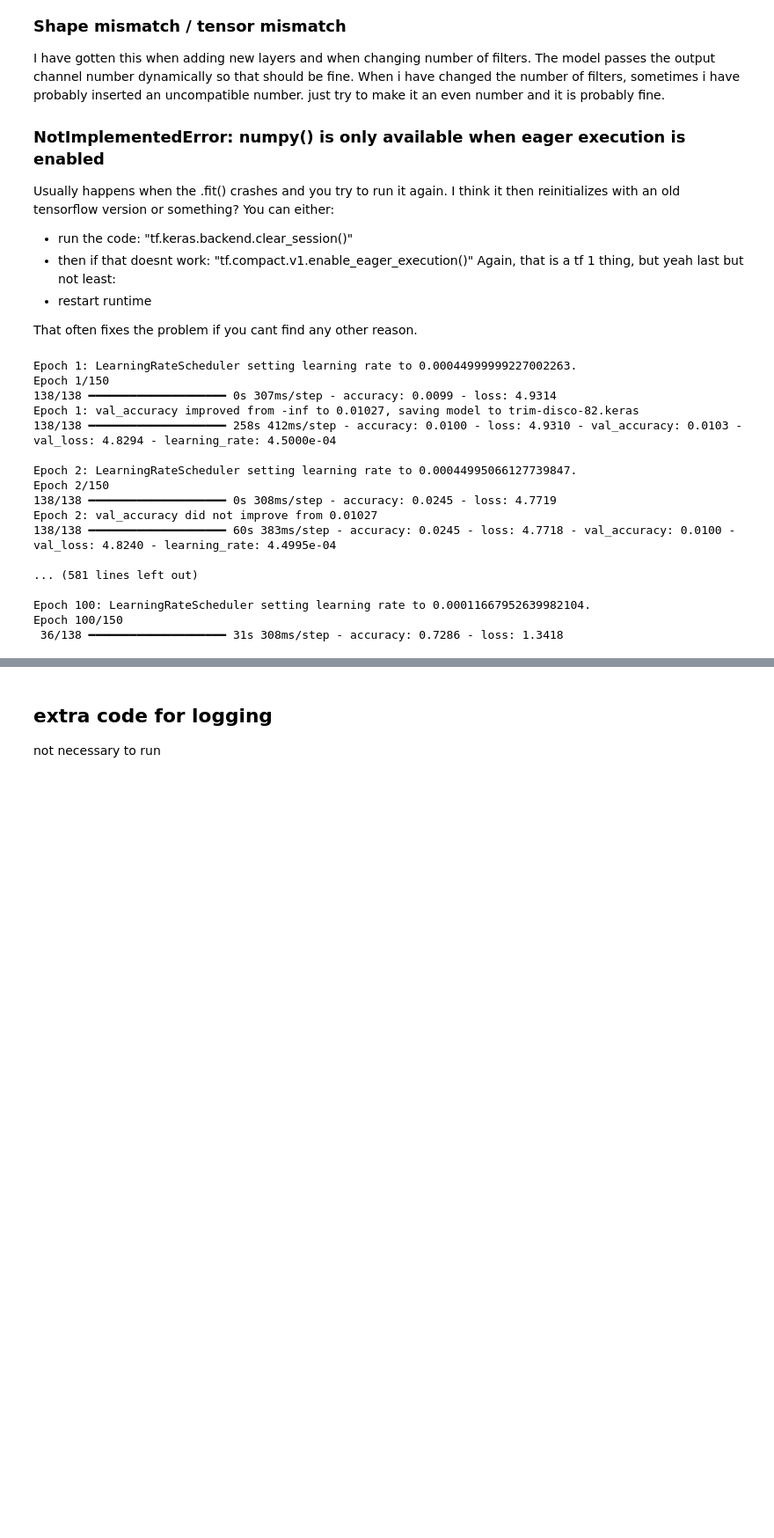
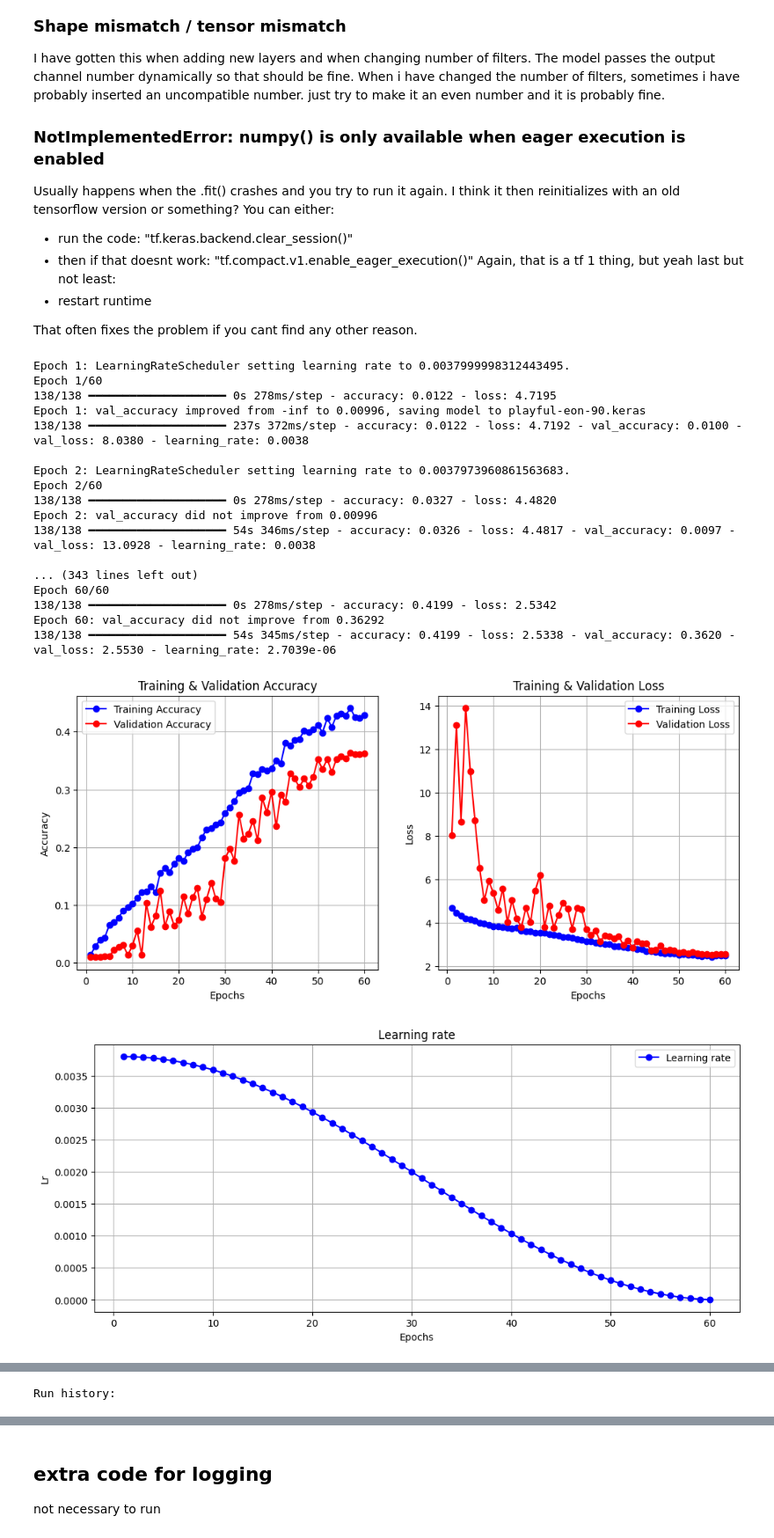
Before and after one commit to SweetLejo/altgen-nn, a Jupyter notebook: notebooks/NyModell.ipynb, the cells around one changed output, grey strips where cells are left out. Shown at 88% size. Saved outputs shown, nothing was run; the diff lists cells and outputs as text; code cells hidden in the pictures; blank space fills up the shorter version.

```diff
--- a/notebooks/NyModell.ipynb
+++ b/notebooks/NyModell.ipynb
@@ -450,8 +523,8 @@ probably good.
 # %%
 def cosine_annealing(epoch, lr):
     min_lr = 1e-7  # Raise this a bit (previously 1e-6)
-    max_lr = 4.5e-4  # Slightly higher than before
-    T_max = 150  # Stretch over 200 epochs for slower decay
+    max_lr = 3.8e-3  # Slightly higher than before
+    T_max = 60  # Stretch over 200 epochs for slower decay
 
     new_lr = min_lr + (max_lr - min_lr) * (1 + tf.math.cos(epoch / T_max * 3.141592653589793)) / 2
     return float(new_lr)
@@ -531,3 +604,27 @@ def gradual_warmup_scheduler(epoch, start_lr=1e-6, end_lr=1e-3, num_epochs=40):
 
 # Create a callback for model.fit()
 lr_warmscheduler = tf.keras.callbacks.LearningRateScheduler(lambda epoch: gradual_warmup_scheduler(epoch, 1e-7, 1e-2, 40), verbose=1)
+# %%
+from tensorflow.keras.models import load_model
+
+# Load your pre-trained model
+model = load_model('/content/sandy-snow-44.keras')  # or .h5, etc.
+# %%
+from tensorflow.keras.models import clone_model
+from tensorflow.keras import Input, layers, Model
+
+# Define new input shape
+new_input = Input(shape=(370, 540, 3), name='new_input')
+
+# Clone the model with the new input
+cloned_model = clone_model(model, input_tensors=new_input)
+
+# Optionally, copy weights from the original model
+cloned_model.set_weights(model.get_weights())
+
+# Modify the output layer with a unique name
+x = cloned_model.layers[-2].output  # Get the output from the penultimate layer
+new_output = layers.Dense(100, activation='softmax', name='new_dense_output')(x)  # 100 classes
+
+# Create the updated model
+updated_model = Model(inputs=new_input, outputs=new_output)
@@ -543,13 +672,13 @@ Also need to do Wandb.finish() after to stop this run, otherwise it will just ke
 import wandb
 from wandb.integration.keras import WandbCallback
 from tensorflow.keras.optimizers import Nadam
-
+wandb.finish()
 wandb.init(project="Airplane-track")
 wandb_callback = WandbCallback(save_graph=False, save_model=False)
 print(wandb.run.name)
-optimizer = Nadam(learning_rate=4.5e-3, clipnorm=1.0)
+optimizer = Nadam(learning_rate=3.8e-3, clipnorm=1.0)
 #Compile the model
-small_model.compile(
+updated_model.compile(
     optimizer=optimizer,
     loss="sparse_categorical_crossentropy",
     metrics=["accuracy",
@@ -611,9 +740,9 @@ last but not least:
 That often fixes the problem if you cant find any other reason.
 # %%
 
-history = small_model.fit(
+history = updated_model.fit(
     train_airplane,
-    epochs=150,
+    epochs=60,
     validation_data=val_airplane,
     callbacks=[
         #early_stopping,
@@ -657,46 +786,48 @@ plt.show()
 
 # Plot loss
 plt.figure(figsize=(12, 5))
 plt.plot(epochs, learning_rate, "bo-", label="Learning rate")
 plt.title("Learning rate")
 plt.xlabel("Epochs")
 plt.ylabel("Lr")
 plt.legend()
 plt.grid()
 
 plt.show()
 
 wandb.log({
     "Final Training Accuracy": history.history["accuracy"][-1],
     "Final Validation Accuracy": history.history["val_accuracy"][-1],
     "Final Training Loss": history.history["loss"][-1],
     "Final Validation Loss": history.history["val_loss"][-1],
 })
 
-test_loss, test_accuracy = small_model.evaluate(test_airplane)
+test_loss, test_accuracy = updated_model.evaluate(test_airplane)
 print(f"Test Accuracy: {test_accuracy:.4f}")
 print(f"Test Loss: {test_loss:.4f}")
 wandb.log({
     "Test Accuracy": test_accuracy,
     "Test Loss": test_loss,
 })
 wandb.save(wandb.run.name + ".keras")
 wandb.finish()
 # %% [output]
-Epoch 1: LearningRateScheduler setting learning rate to 0.00044999999227002263.
-Epoch 1/150
-138/138 ━━━━━━━━━━━━━━━━━━━━ 0s 307ms/step - accuracy: 0.0099 - loss: 4.9314
-Epoch 1: val_accuracy improved from -inf to 0.01027, saving model to trim-disco-82.keras
-138/138 ━━━━━━━━━━━━━━━━━━━━ 258s 412ms/step - accuracy: 0.0100 - loss: 4.9310 - val_accuracy: 0.0103 - val_loss: 4.8294 - learning_rate: 4.5000e-04
+Epoch 1: LearningRateScheduler setting learning rate to 0.0037999998312443495.
+Epoch 1/60
+138/138 ━━━━━━━━━━━━━━━━━━━━ 0s 278ms/step - accuracy: 0.0122 - loss: 4.7195
+Epoch 1: val_accuracy improved from -inf to 0.00996, saving model to playful-eon-90.keras
+138/138 ━━━━━━━━━━━━━━━━━━━━ 237s 372ms/step - accuracy: 0.0122 - loss: 4.7192 - val_accuracy: 0.0100 - val_loss: 8.0380 - learning_rate: 0.0038
 
-Epoch 2: LearningRateScheduler setting learning rate to 0.00044995066127739847.
-Epoch 2/150
-138/138 ━━━━━━━━━━━━━━━━━━━━ 0s 308ms/step - accuracy: 0.0245 - loss: 4.7719
-Epoch 2: val_accuracy did not improve from 0.01027
-138/138 ━━━━━━━━━━━━━━━━━━━━ 60s 383ms/step - accuracy: 0.0245 - loss: 4.7718 - val_accuracy: 0.0100 - val_loss: 4.8240 - learning_rate: 4.4995e-04
+Epoch 2: LearningRateScheduler setting learning rate to 0.0037973960861563683.
+Epoch 2/60
+138/138 ━━━━━━━━━━━━━━━━━━━━ 0s 278ms/step - accuracy: 0.0327 - loss: 4.4820
+Epoch 2: val_accuracy did not improve from 0.00996
+138/138 ━━━━━━━━━━━━━━━━━━━━ 54s 346ms/step - accuracy: 0.0326 - loss: 4.4817 - val_accuracy: 0.0097 - val_loss: 13.0928 - learning_rate: 0.0038
 
-... (581 lines left out)
-
-Epoch 100: LearningRateScheduler setting learning rate to 0.00011667952639982104.
-Epoch 100/150
- 36/138 ━━━━━━━━━━━━━━━━━━━━ 31s 308ms/step - accuracy: 0.7286 - loss: 1.3418
+... (343 lines left out)
+Epoch 60/60
+138/138 ━━━━━━━━━━━━━━━━━━━━ 0s 278ms/step - accuracy: 0.4199 - loss: 2.5342
+Epoch 60: val_accuracy did not improve from 0.36292
+138/138 ━━━━━━━━━━━━━━━━━━━━ 54s 345ms/step - accuracy: 0.4199 - loss: 2.5338 - val_accuracy: 0.3620 - val_loss: 2.5530 - learning_rate: 2.7039e-06
+[figure, added]
+[figure, added]
@@ -702,0 +838 @@ Epoch 100/150
+Run history:
```
Also changed, not shown: parts of 17 cells of this notebook.
